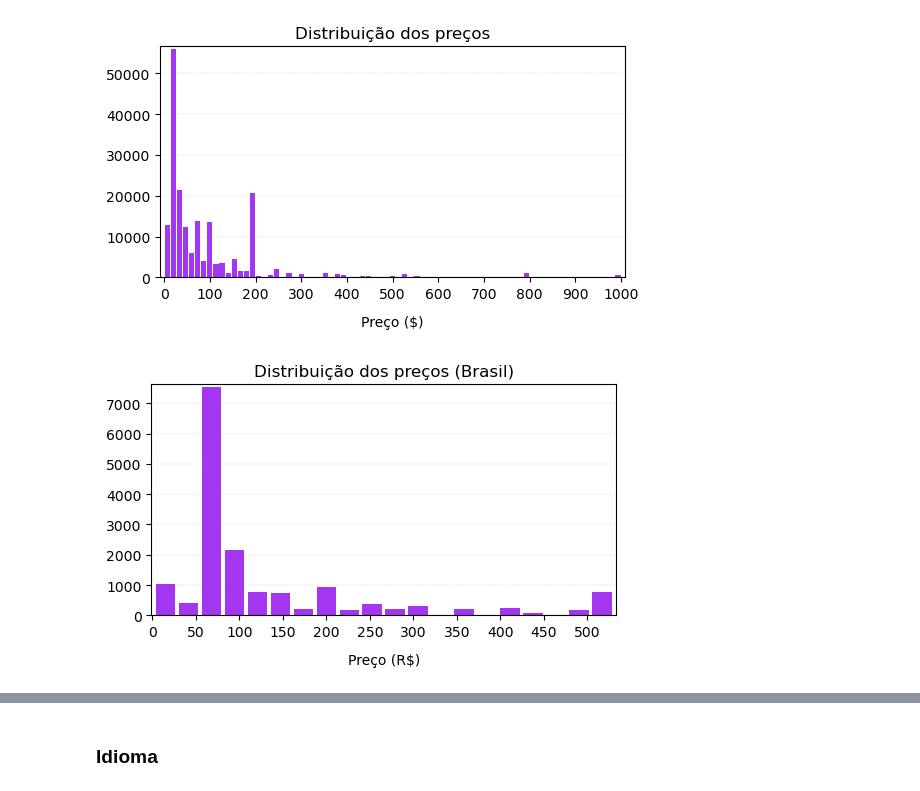
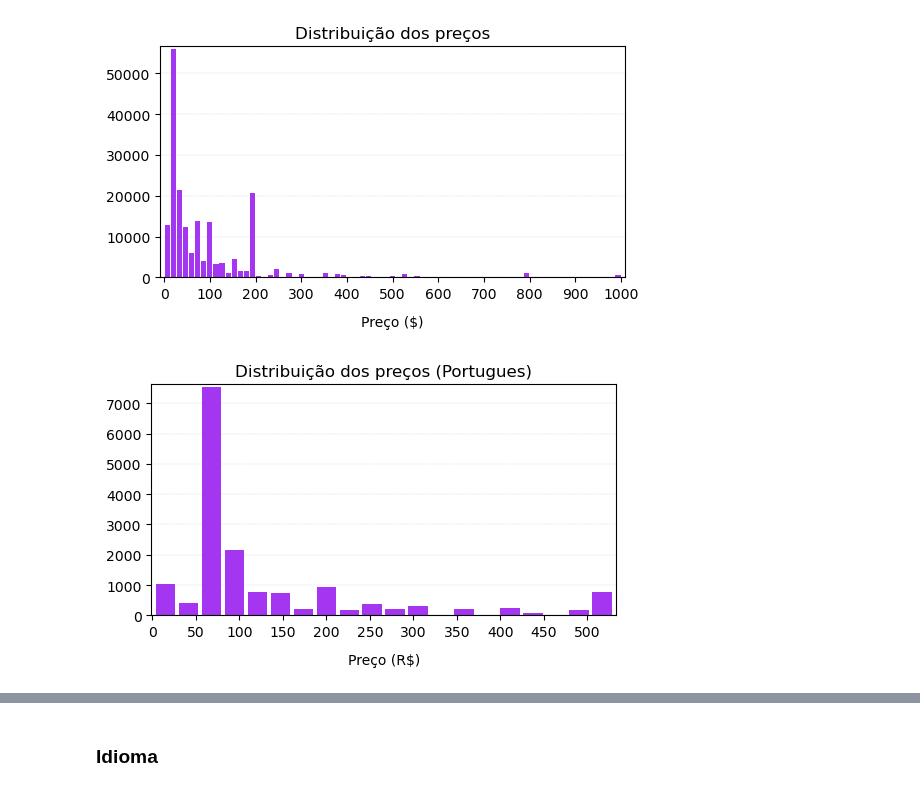
Before and after one commit to ismailymendes/mooc_udemy_coursera, a Jupyter notebook: mooc_udemy.ipynb, the cells around one changed output, grey strips where cells are left out. Cells and saved outputs as stored; diff of their text form; code cells hidden in the pictures.

```diff
--- a/mooc_udemy.ipynb
+++ b/mooc_udemy.ipynb
@@ -212,25 +240,25 @@ plt.show()
 # %%
 # Distribuição dos preços dos cursos em Português
 plt.figure(figsize = (6, 3))
 plt.hist(udemy_cursos[(udemy_cursos['is_paid']==True) & (udemy_cursos['language']=='Portuguese')]['price'],
          bins=20,
          rwidth=0.85,
          color='#A435F0')
 plt.grid(axis='y', color ='Grey', linestyle ='-.', linewidth = 0.1)
 plt.xticks(range(0,551,50))
 plt.margins(0.01)
 plt.xlabel("Preço (R$)", labelpad=10)
 plt.ylabel("")
-plt.title('Distribuição dos preços (Brasil)',loc='center', fontdict={'fontsize': 12})
+plt.title('Distribuição dos preços (Portugues)',loc='center', fontdict={'fontsize': 12})
 
 SMALL_SIZE = 8
 MEDIUM_SIZE = 10
 BIGGER_SIZE = 12
 
 plt.rc('axes', labelsize=MEDIUM_SIZE)    # tamanho da fonte dos rótulos do eixo x e y
 plt.rc('xtick', labelsize=MEDIUM_SIZE)   # tamanho da fonte do eixo x
 plt.rc('ytick', labelsize=MEDIUM_SIZE)   # tamanho da fonte do eixo y
 plt.rc('legend', fontsize=SMALL_SIZE)    # tamanho da fonte da legenda
 plt.show()
 # %% [output]
-[figure, old version]
+[figure, new version]
```
Also changed, not shown: parts of 15 cells of this notebook.
